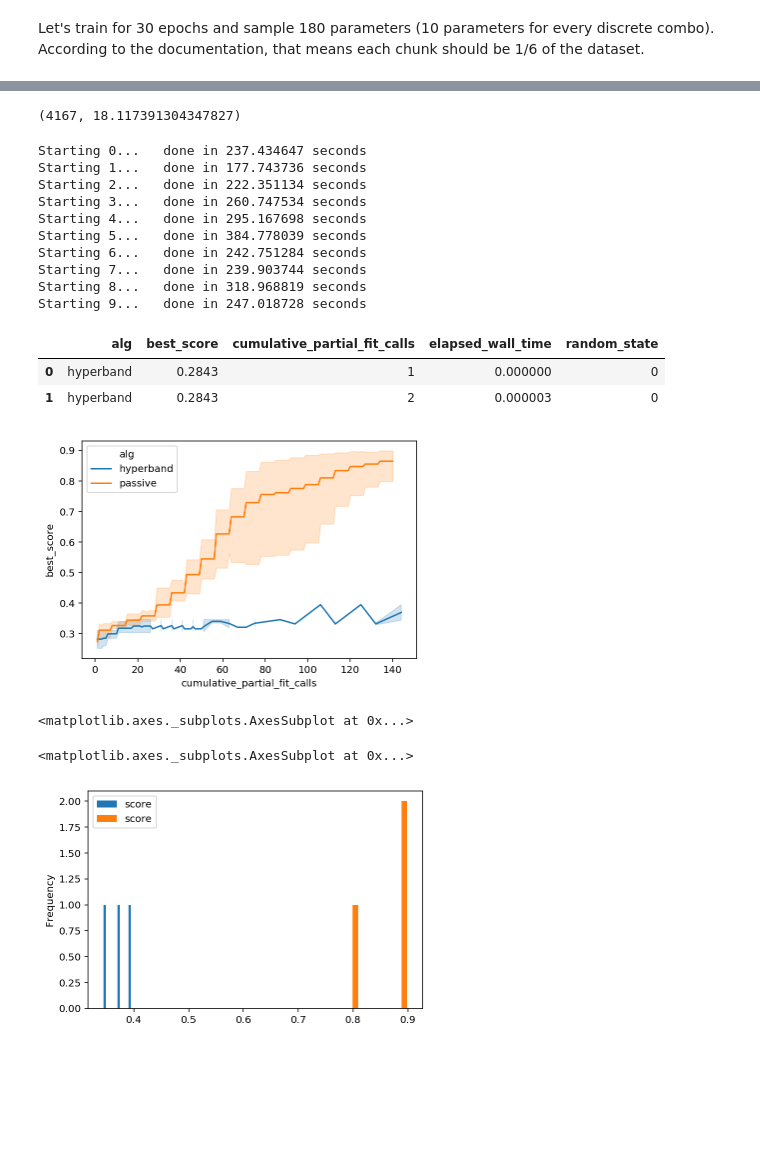
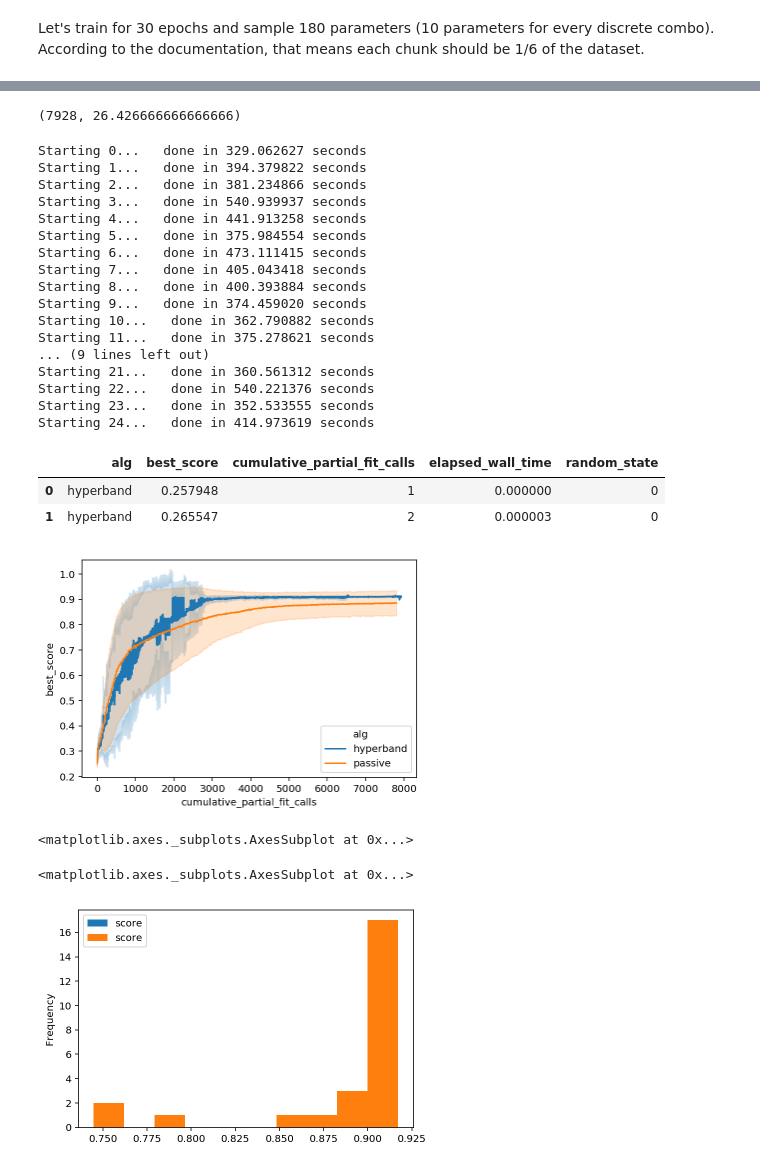
Before and after one commit to stsievert/dask-hyperband-comparison, a Jupyter notebook: synthetic/Synthetic.ipynb, the cells around one changed output, grey strips where cells are left out. Drawn from its saved outputs; the diff is of its cells as text; code cells hidden in the pictures; blank space fills up the shorter version.

```diff
--- a/synthetic/Synthetic.ipynb
+++ b/synthetic/Synthetic.ipynb
@@ -30,8 +30,10 @@ df.sample(4_000).plot.scatter(x=0, y=1, c="y", cmap="tab10", alpha=0.3)
 # add random features
 
 from sklearn.preprocessing import PolynomialFeatures
+from sklearn.utils import check_random_state
 
-random_feats = np.random.uniform(-1, 1, size=(X_info.shape[0], 4))
+rng = check_random_state(42)
+random_feats = rng.uniform(-1, 1, size=(X_info.shape[0], 4))
 X_ = np.hstack((X_info, random_feats))
 
 X = X_
@@ -68,7 +70,11 @@ from sklearn.neural_network import MLPClassifier
 model = MLPClassifier()
 
 params = {
-    "hidden_layer_sizes": [(20, ), (10, ) * 2, (5, ) * 4],  # 3
+    "hidden_layer_sizes": [(24, ),
+                           (12, ) * 2,
+                           (6, ) * 4,
+                           (4, ) * 6,
+                           (12, 6, 3, 3)],
     "alpha": np.logspace(-6, -3, num=1000),  # cnts
     "batch_size": [32, 64, 128, 256, 512],  # 5
     "learning_rate": ["constant", "invscaling"],
@@ -89,8 +95,8 @@ X_train.shape, y_train.shape
 # %% [markdown]
 Let's train for 30 epochs and sample 180 parameters (10 parameters for every discrete combo). According to the documentation, that means each chunk should be 1/6 of the dataset.
 # %%
-epochs = 81
-n_params = 230
+epochs = 80
+n_params = 300
 
 n = len(X_train)
 max_iter = n_params
@@ -120,17 +126,23 @@ dask.array<array, shape=(50000,), dtype=int64, chunksize=(17608,)>
 # %%
+import warnings
 def fit_hyperband(model, params, max_iter=None, random_state=None):
     search = HyperbandSearchCV(
         model,
         params,
         max_iter=max_iter,
         random_state=random_state,
+        patience=2,
+        tol=np.nan,
     )
 
-    search.fit(X_train, y_train, classes=classes)
+    with warnings.catch_warnings():
+        warnings.simplefilter("ignore")
+        search.fit(X_train, y_train, classes=classes)
+    print(pd.DataFrame(search.history_)["partial_fit_calls"].max())
     assert pd.DataFrame(search.history_)["partial_fit_calls"].max() == max_iter
     return search
 
-N = 10
+N = 25
 searches = {"hyperband": [], "passive": []}
 # %%
 from time import time
@@ -159,7 +178,7 @@ total_calls = searches["hyperband"][0].metadata["partial_fit_calls"]
 n_init = total_calls / max_iter
 total_calls, n_init
 # %% [output]
-(4167, 18.117391304347827)
+(7928, 26.426666666666666)
 # %%
 from dask_ml.model_selection import IncrementalSearchCV
 
@@ -190,15 +209,22 @@ for k in range(N):
     print(f"   done in {time() - start:2f} seconds")
     searches["passive"].append(search)
 # %% [output]
-Starting 0...   done in 237.434647 seconds
-Starting 1...   done in 177.743736 seconds
-Starting 2...   done in 222.351134 seconds
-Starting 3...   done in 260.747534 seconds
-Starting 4...   done in 295.167698 seconds
-Starting 5...   done in 384.778039 seconds
-Starting 6...   done in 242.751284 seconds
-Starting 7...   done in 239.903744 seconds
-Starting 8...   done in 318.968819 seconds
-Starting 9...   done in 247.018728 seconds
+Starting 0...   done in 329.062627 seconds
+Starting 1...   done in 394.379822 seconds
+Starting 2...   done in 381.234866 seconds
+Starting 3...   done in 540.939937 seconds
+Starting 4...   done in 441.913258 seconds
+Starting 5...   done in 375.984554 seconds
+Starting 6...   done in 473.111415 seconds
+Starting 7...   done in 405.043418 seconds
+Starting 8...   done in 400.393884 seconds
+Starting 9...   done in 374.459020 seconds
+Starting 10...   done in 362.790882 seconds
+Starting 11...   done in 375.278621 seconds
+... (9 lines left out)
+Starting 21...   done in 360.561312 seconds
+Starting 22...   done in 540.221376 seconds
+Starting 23...   done in 352.533555 seconds
+Starting 24...   done in 414.973619 seconds
 # %%
 import msgpack
@@ -261,19 +291,20 @@ df = pd.DataFrame(sum(histories, []))
 df.head(n=2)
 # %% [output]
 |  | alg | best_score | cumulative_partial_fit_calls | elapsed_wall_time | random_state |
-| 0 | hyperband | 0.2843 | 1 | 0.000000 | 0 |
-| 1 | hyperband | 0.2843 | 2 | 0.000003 | 0 |
+| 0 | hyperband | 0.257948 | 1 | 0.000000 | 0 |
+| 1 | hyperband | 0.265547 | 2 | 0.000003 | 0 |
 # %%
 import seaborn as sns
 ax = sns.lineplot(
     data=df,
     x="cumulative_partial_fit_calls",
     y="best_score",
     hue="alg",
+    ci="sd",
 )
 # ax.set_ylim(0.5, None)
 # %% [output]
-[figure, old version]
+[figure, new version]
 # %%
 import matplotlib.pyplot as plt
 best_scores = [
@@ -289,7 +320,7 @@ for alg in show.alg.unique():
 # %% [output]
 <matplotlib.axes._subplots.AxesSubplot at 0x...>
 <matplotlib.axes._subplots.AxesSubplot at 0x...>
-[figure, old version]
+[figure, new version]
 # %%
 params = [
     {"alg": alg, **search.best_params_}
```
Also changed, not shown: parts of 9 cells of this notebook, 13 other files.
